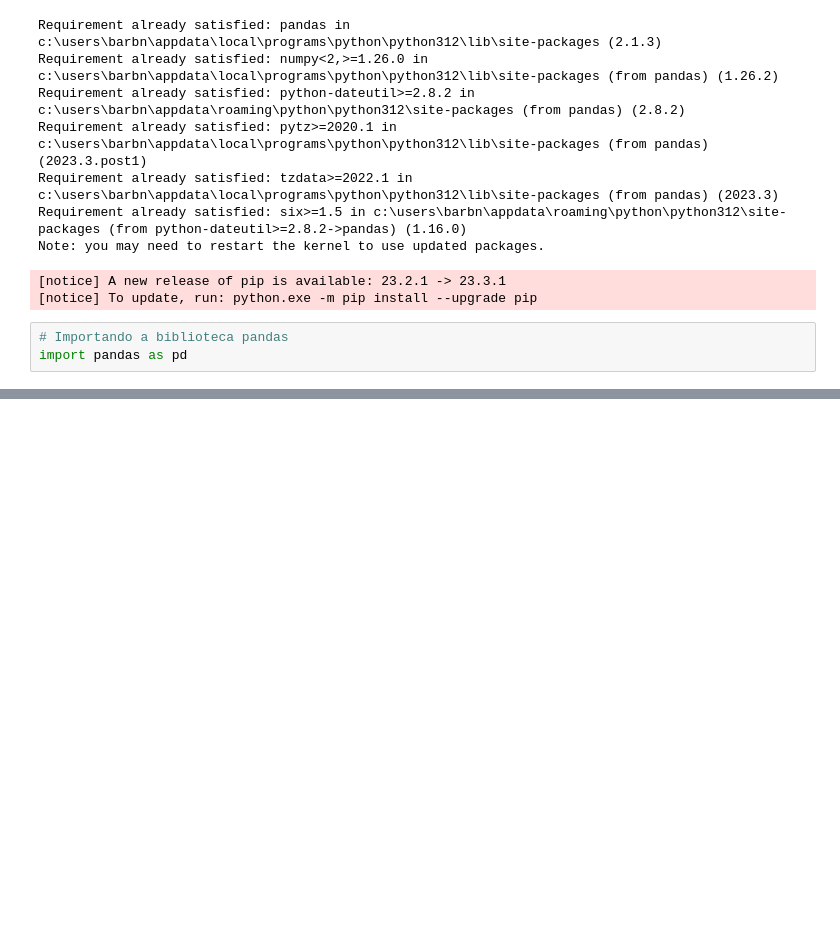
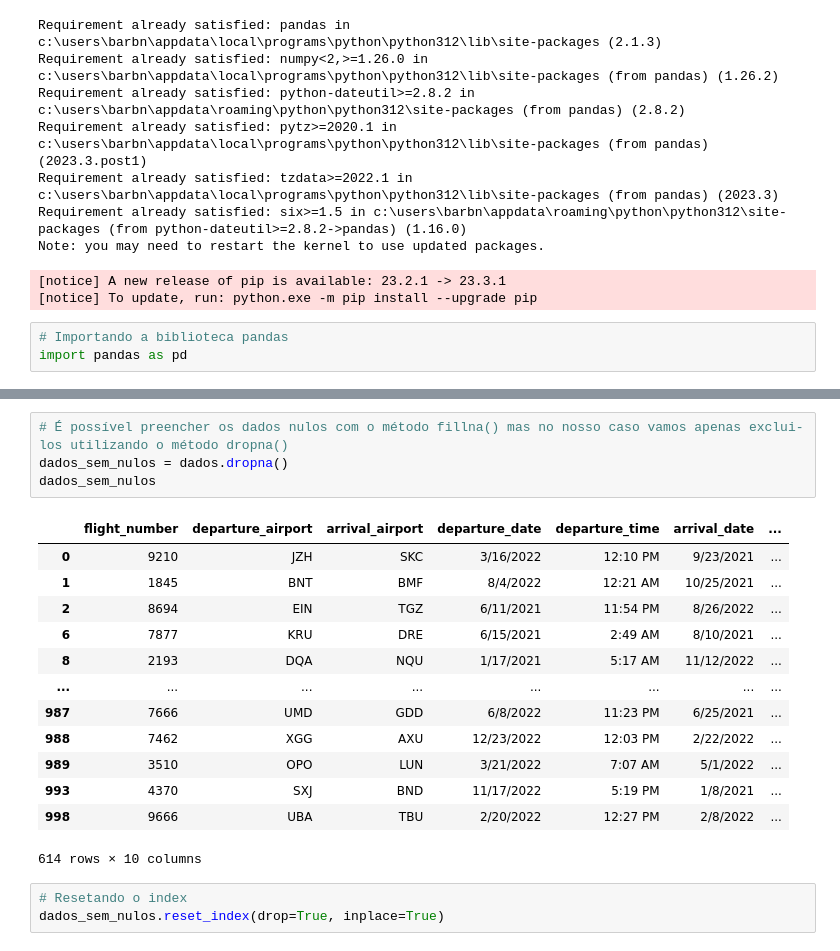
Before and after one commit to barbnrosa/trabalho-pandas, a Jupyter notebook: pandas.ipynb, the cells around one changed output, grey strips where cells are left out. Drawn from its saved outputs; the diff is of its cells as text; blank space fills up the shorter version.

```diff
--- a/pandas.ipynb
+++ b/pandas.ipynb
@@ -56,0 +160,21 @@ memory usage: 78.3+ KB
+# %%
+# É possível preencher os dados nulos com o método fillna() mas no nosso caso vamos apenas exclui-los utilizando o método dropna()
+dados_sem_nulos = dados.dropna()
+dados_sem_nulos
+# %% [output]
+|  | flight_number | departure_airport | arrival_airport | departure_date | departure_time | arrival_date | ... |
+| 0 | 9210 | JZH | SKC | 3/16/2022 | 12:10 PM | 9/23/2021 | ... |
+| 1 | 1845 | BNT | BMF | 8/4/2022 | 12:21 AM | 10/25/2021 | ... |
+| 2 | 8694 | EIN | TGZ | 6/11/2021 | 11:54 PM | 8/26/2022 | ... |
+| 6 | 7877 | KRU | DRE | 6/15/2021 | 2:49 AM | 8/10/2021 | ... |
+| 8 | 2193 | DQA | NQU | 1/17/2021 | 5:17 AM | 11/12/2022 | ... |
+| ... | ... | ... | ... | ... | ... | ... | ... |
+| 987 | 7666 | UMD | GDD | 6/8/2022 | 11:23 PM | 6/25/2021 | ... |
+| 988 | 7462 | XGG | AXU | 12/23/2022 | 12:03 PM | 2/22/2022 | ... |
+| 989 | 3510 | OPO | LUN | 3/21/2022 | 7:07 AM | 5/1/2022 | ... |
+| 993 | 4370 | SXJ | BND | 11/17/2022 | 5:19 PM | 1/8/2021 | ... |
+| 998 | 9666 | UBA | TBU | 2/20/2022 | 12:27 PM | 2/8/2022 | ... |
+614 rows × 10 columns
+# %%
+# Resetando o index
+dados_sem_nulos.reset_index(drop=True, inplace=True)
```
Also changed, not shown: parts of 14 cells of this notebook.
